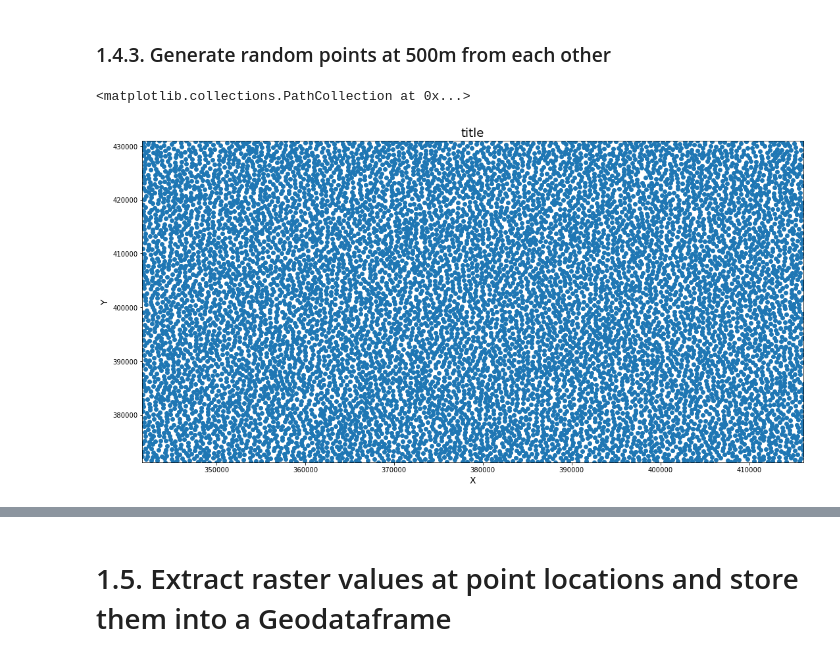
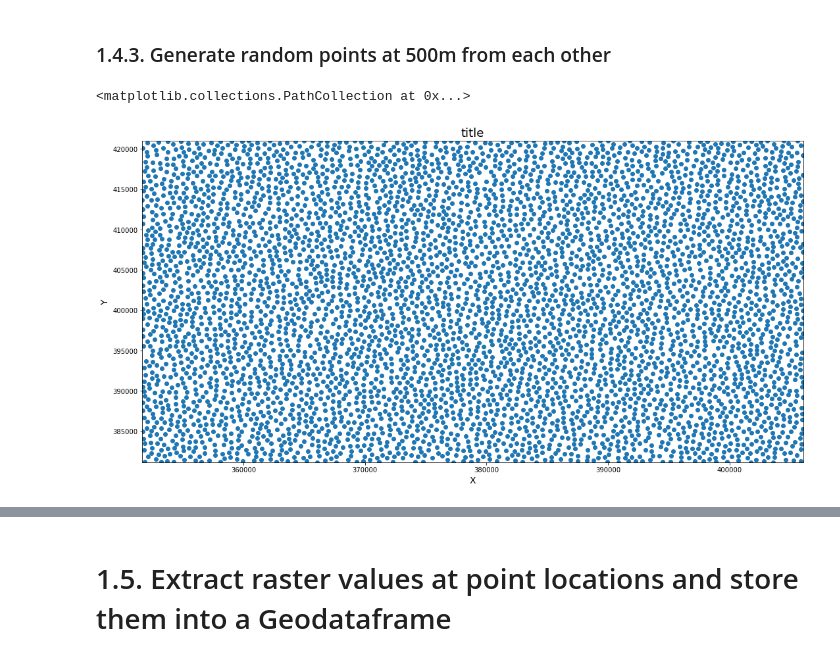
Before and after one commit to alexdelai/NDVI-dimist, a Jupyter notebook: script_greenspace_dataframe.ipynb, the cells around one changed output, grey strips where cells are left out. Cells and saved outputs as stored; diff of their text form; code cells hidden in the pictures.

```diff
--- a/script_greenspace_dataframe.ipynb
+++ b/script_greenspace_dataframe.ipynb
@@ -255,8 +258,8 @@ BoundingBox(left=341660.6724, bottom=371164.6389, right=416090.6724, top=431034.
 # generate random points at 100m from each other
 plt.close("all")
 
-a = 416090.6724         # x bound
-b = 431034.6389        # y bound
+a = 406087.19669         # x bound
+b = 421037.698468        # y bound
 
 N = 10000        # number of points
 
@@ -290,8 +293,8 @@ def distance(p, points, min_distance):
 points_100 = np.array([])       # x, y columnwise
 while points_100.shape[0] < 10000:
     np.random.seed(42)
-    x = random.choice(np.linspace(341660.6724, a, 100000))
-    y = random.choice(np.linspace(371164.6389, b, 100000))
+    x = random.choice(np.linspace(351662.603729, a, 100000))
+    y = random.choice(np.linspace(381165.401794, b, 100000))
     p = (x,y)
     if len(points_100) == 0:                # add first point blindly
         points_100 = np.array([p])
@@ -300,8 +303,8 @@ while points_100.shape[0] < 10000:
 
 fig = plt.figure(figsize=(18,9))
 ax = plt.axes(projection=None)
-ax.set_xlim([341660.6724, a])
-ax.set_ylim([371164.6389, b])
+ax.set_xlim([351662.603729, a])
+ax.set_ylim([381165.401794, b])
 ax.set_title('title',fontsize=18)
 ax.set_xlabel('X',fontsize=14)
 ax.set_ylabel('Y',fontsize=14)
@@ -348,8 +351,8 @@ gdf_100.to_file("thesis_project/output/sample_points_100.json", driver="GeoJSON"
 # generate random points at 300m from each other
 plt.close("all")
 
-a = 416090.6724         # x bound
-b = 431034.6389        # y bound
+a = 406087.19669         # x bound
+b = 421037.698468        # y bound
 
 N = 10000        # number of points
 
@@ -380,8 +383,8 @@ def distance(p, points, min_distance):
 
 points_300 = np.array([])       # x, y columnwise
 while points_300.shape[0] < 10000:
-    x = random.choice(np.linspace(341660.6724, a, 100000))
-    y = random.choice(np.linspace(371164.6389, b, 100000))
+    x = random.choice(np.linspace(351662.603729, a, 100000))
+    y = random.choice(np.linspace(381165.401794, b, 100000))
     p = (x,y)
     if len(points_300) == 0:                # add first point blindly
         points_300 = np.array([p])
@@ -390,8 +393,8 @@ while points_300.shape[0] < 10000:
 
 fig = plt.figure(figsize=(18,9))
 ax = plt.axes(projection=None)
-ax.set_xlim([341660.6724, a])
-ax.set_ylim([371164.6389, b])
+ax.set_xlim([351662.603729, a])
+ax.set_ylim([381165.401794, b])
 ax.set_title('title',fontsize=18)
 ax.set_xlabel('X',fontsize=14)
 ax.set_ylabel('Y',fontsize=14)
@@ -434,8 +419,8 @@ gdf_300.head()
 # generate random points at 500m from each other
 plt.close("all")
 
-a = 416090.6724         # x bound
-b = 431034.6389        # y bound
+a = 406087.19669         # x bound
+b = 421037.698468        # y bound
 
 N = 10000        # number of points
 
@@ -452,39 +437,39 @@ def distance(p, points, min_distance):
         Array of points to check against. `x, y` points are columnwise.
     min_distance : float
         Minimum allowable distance between any two points.
 
     Returns
     -------
     bool
         True if point `p` is at least `min_distance` from all points in `points`.
 
     """
 #    distances = np.sqrt(np.sum((p+points)**2, axis=1)) # generated points less than min distance
     distances = np.sqrt(np.sum(np.square(p-points), axis=1)) # added euclidean distance formula
     distances = np.where(distances < min_distance)
     return distances[0].size < 1
 
 points_500 = np.array([])       # x, y columnwise
-while points_500.shape[0] < 10000:
-    x = random.choice(np.linspace(341660.6724, a, 100000))
-    y = random.choice(np.linspace(371164.6389, b, 100000))
+while points_500.shape[0] < 5000:
+    x = random.choice(np.linspace(351662.603729, a, 100000))
+    y = random.choice(np.linspace(381165.401794, b, 100000))
     p = (x,y)
     if len(points_500) == 0:                # add first point blindly
         points_500 = np.array([p])
     elif distance(p, points_500, 500):     # ensure the minimum distance is met
         points_500 = np.vstack((points_500, p))
 
 fig = plt.figure(figsize=(18,9))
 ax = plt.axes(projection=None)
-ax.set_xlim([341660.6724, a])
-ax.set_ylim([371164.6389, b])
+ax.set_xlim([351662.603729, a])
+ax.set_ylim([381165.401794, b])
 ax.set_title('title',fontsize=18)
 ax.set_xlabel('X',fontsize=14)
 ax.set_ylabel('Y',fontsize=14)
 ax.scatter(points_500[:,0], points_500[:,1])
 # %% [output]
 <matplotlib.collections.PathCollection at 0x...>
-[figure, old version]
+[figure, new version]
 # %%
 # convert np array to point geometry
 x, y = np.split(points_500,[-1],axis=1) # split array into x and y
```
Also changed, not shown: parts of 72 cells of this notebook, 2 other files.
